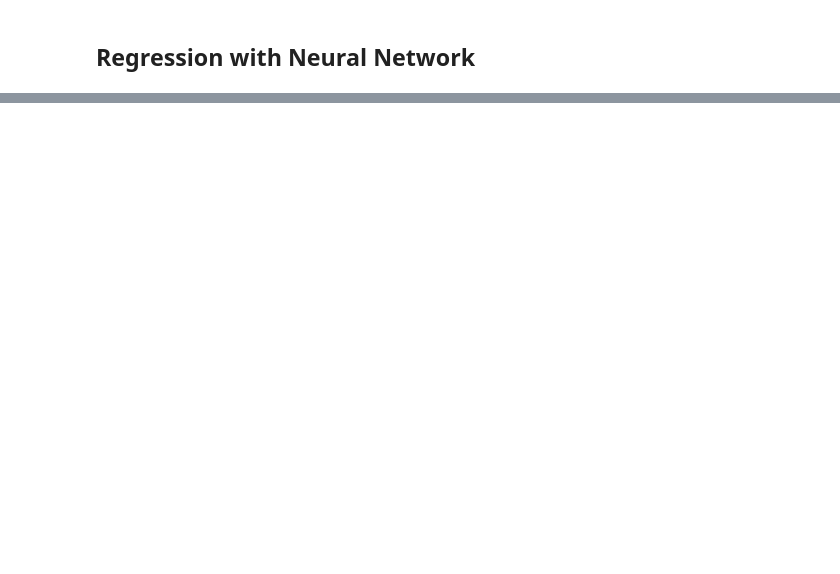
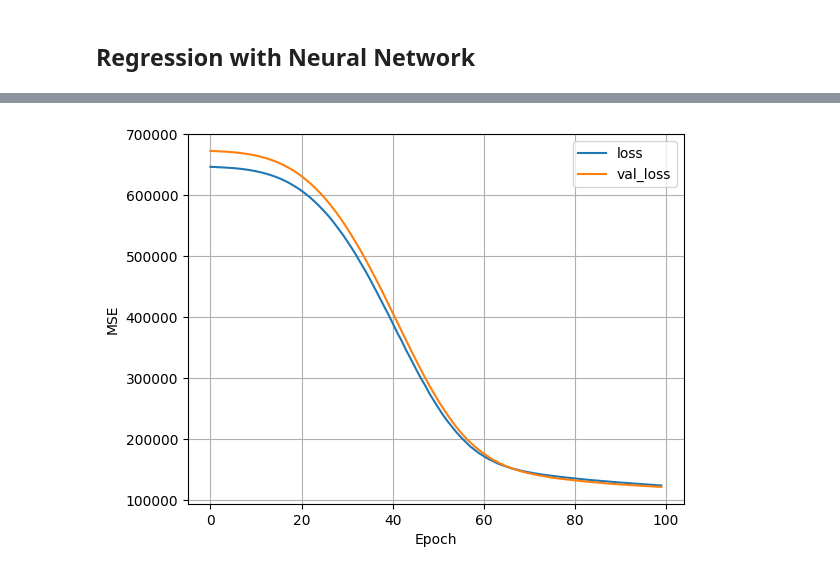
Before and after one commit to JarekMaleszyk/data-science-project-sandbox, a Jupyter notebook: Seoul_Bike_sharing_demand_data.ipynb, the cells around one changed output, grey strips where cells are left out. Cells and saved outputs as stored; diff of their text form; code cells hidden in the pictures; blank space fills up the shorter version.

```diff
--- a/Seoul_Bike_sharing_demand_data.ipynb
+++ b/Seoul_Bike_sharing_demand_data.ipynb
@@ -261,0 +310,25 @@ plt.show()
+# %%
+nn_model = tf.keras.Sequential(
+    [
+        all_normalizer,
+        tf.keras.layers.Dense(units=32, activation='relu'),
+        tf.keras.layers.Dense(units=32, activation='relu'),
+        tf.keras.layers.Dense(units=1),
+    ]
+)
+nn_model.compile(
+    optimizer=tf.keras.optimizers.Adam(learning_rate=0.001),
+    loss=tf.keras.losses.MeanSquaredError(),
+)
+# %%
+history = nn_model.fit(
+    X_train_all,
+    y_train_all,
+    epochs=100,
+    verbose=0,
+    validation_data=(X_valid_all, y_valid_all)
+)
+# %%
+plot_loss(history)
+# %% [output]
+[figure, added]
```
Also changed, not shown: parts of 26 cells of this notebook.
